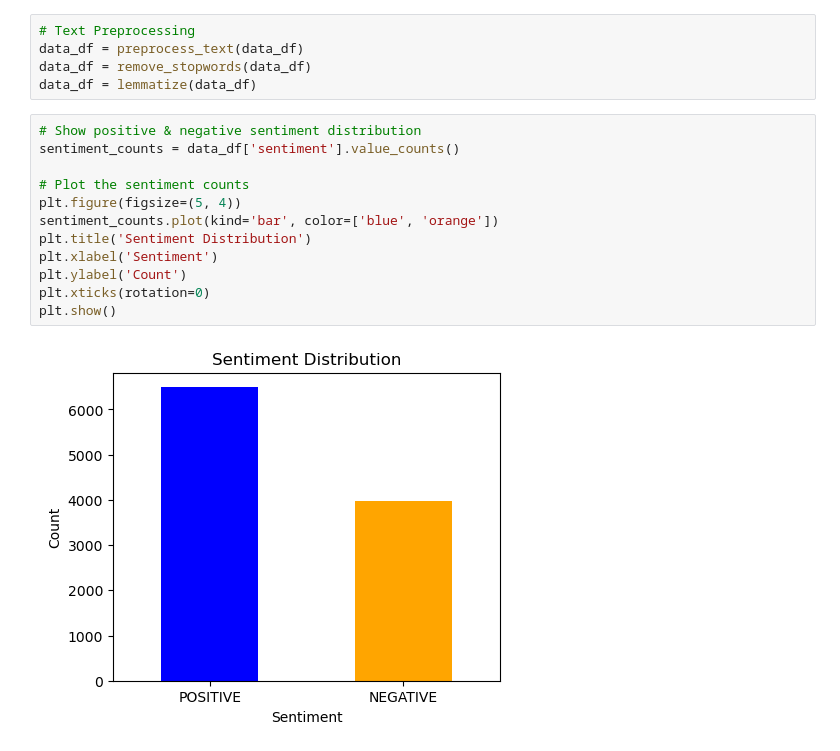
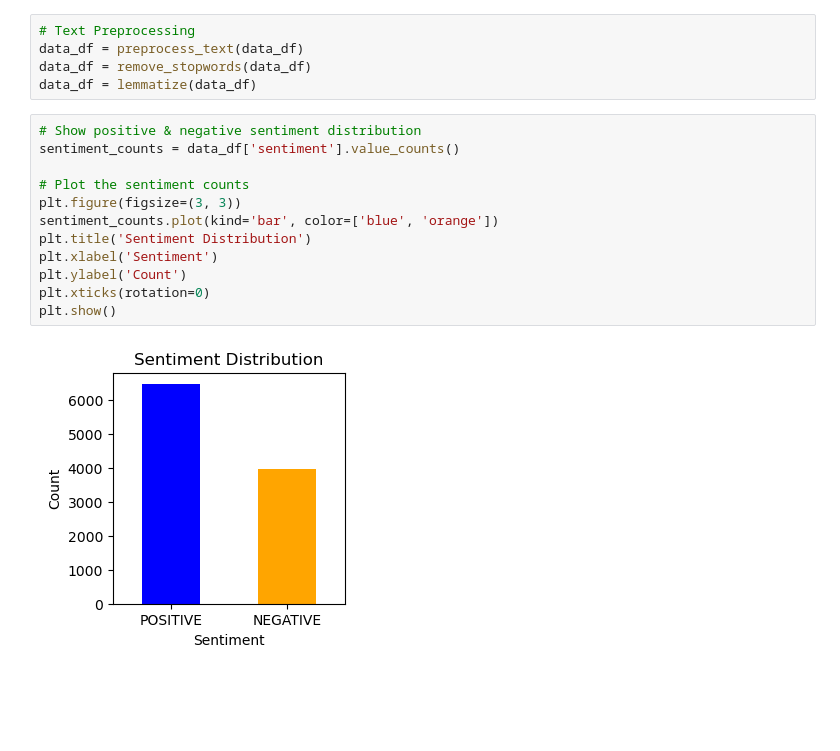
Before and after one commit to c004-ntu/KM6312_MovieRecommender, a Jupyter notebook: movie_sentiment/EDA_for_Sentiment.ipynb, the cells around one changed output. Saved outputs shown, nothing was run; the diff lists cells and outputs as text; blank space fills up the shorter version.

```diff
--- a/movie_sentiment/EDA_for_Sentiment.ipynb
+++ b/movie_sentiment/EDA_for_Sentiment.ipynb
@@ -90,17 +90,17 @@ data_df = lemmatize(data_df)
 # %%
 # Show positive & negative sentiment distribution
 sentiment_counts = data_df['sentiment'].value_counts()
 
 # Plot the sentiment counts
-plt.figure(figsize=(5, 4))
+plt.figure(figsize=(3, 3))
 sentiment_counts.plot(kind='bar', color=['blue', 'orange'])
 plt.title('Sentiment Distribution')
 plt.xlabel('Sentiment')
 plt.ylabel('Count')
 plt.xticks(rotation=0)
 plt.show()
 # %% [output]
-[figure, old version]
+[figure, new version]
 # %%
 # Show positive & negative sentiment distribution
 labels = sentiment_counts.index
```
Also changed, not shown: parts of 4 cells of this notebook, 11 other files.
